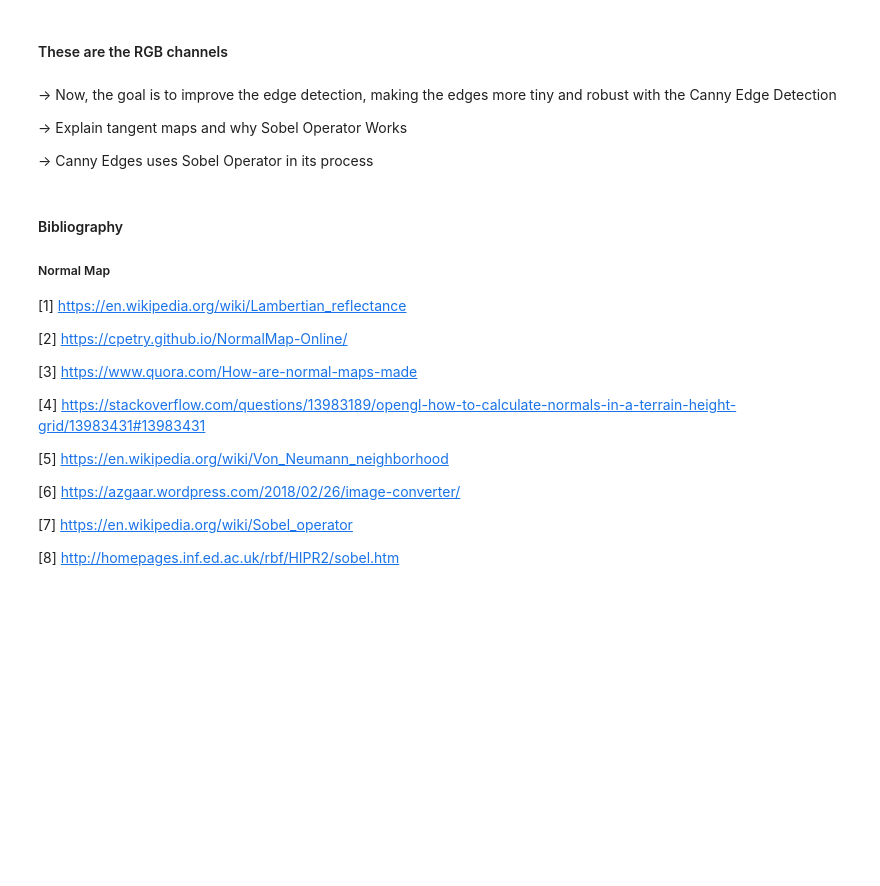
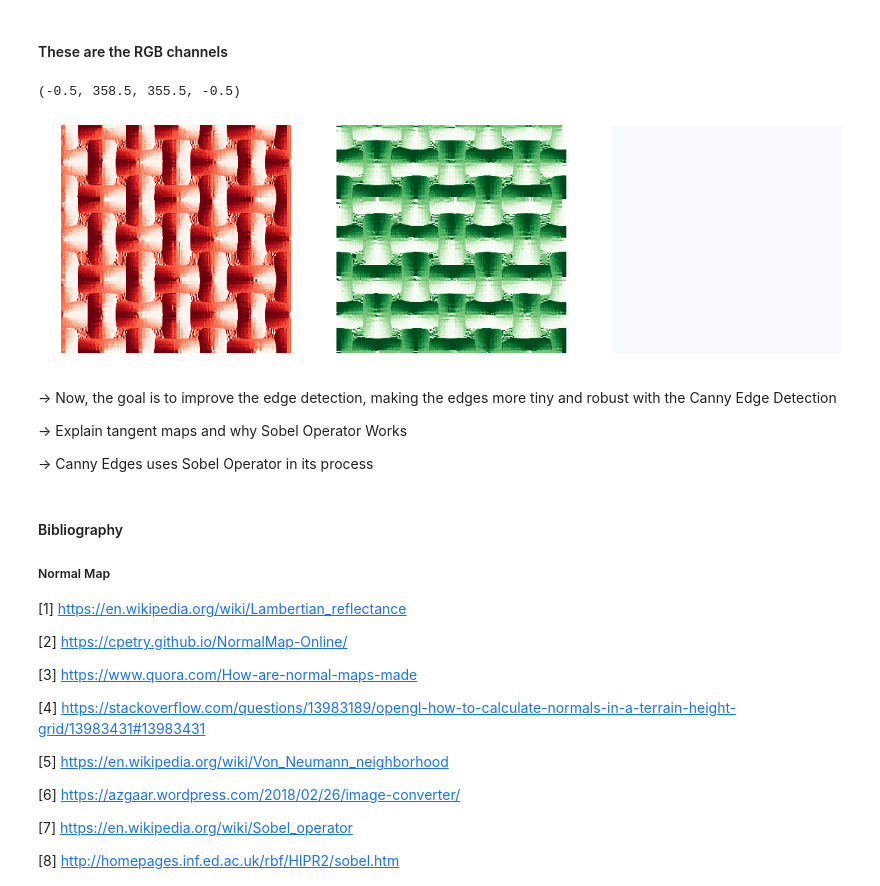
Before and after one commit to vitorgt/NormalMapping, a Jupyter notebook: src/nm.ipynb, the cells around one changed output. Saved outputs shown, nothing was run; the diff lists cells and outputs as text; code cells hidden in the pictures; blank space fills up the shorter version.

```diff
--- a/src/nm.ipynb
+++ b/src/nm.ipynb
@@ -268,14 +335,17 @@ plt.axis('off')
 # %%
 plt.figure(figsize=(20, 20))
 
 plt.subplot(131)
-plt.imshow(normal_map[:,:,0], cmap="Reds")
+plt.imshow(normal_map_scaled_1[:,:,0], cmap = "Reds")
 plt.axis('off')
 
 plt.subplot(132)
-plt.imshow(normal_map[:,:,1], cmap="Greens")
+plt.imshow(normal_map_scaled_1[:,:,1], cmap = "Greens")
 plt.axis('off')
 
 plt.subplot(133)
-plt.imshow(normal_map[:,:,2], cmap="Blues")
+plt.imshow(normal_map_scaled_1[:,:,2], cmap = "Blues")
 plt.axis('off')
+# %% [output]
+(-0.5, 358.5, 355.5, -0.5)
+[figure, added]
```
Also changed, not shown: parts of 16 cells of this notebook.
